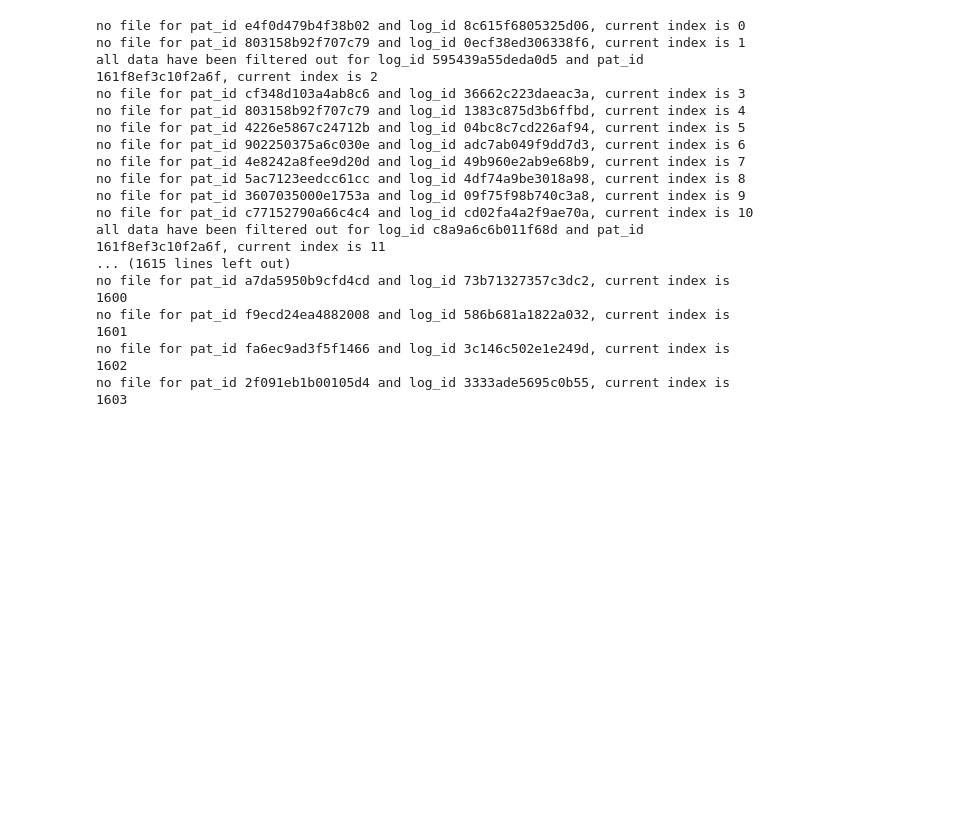
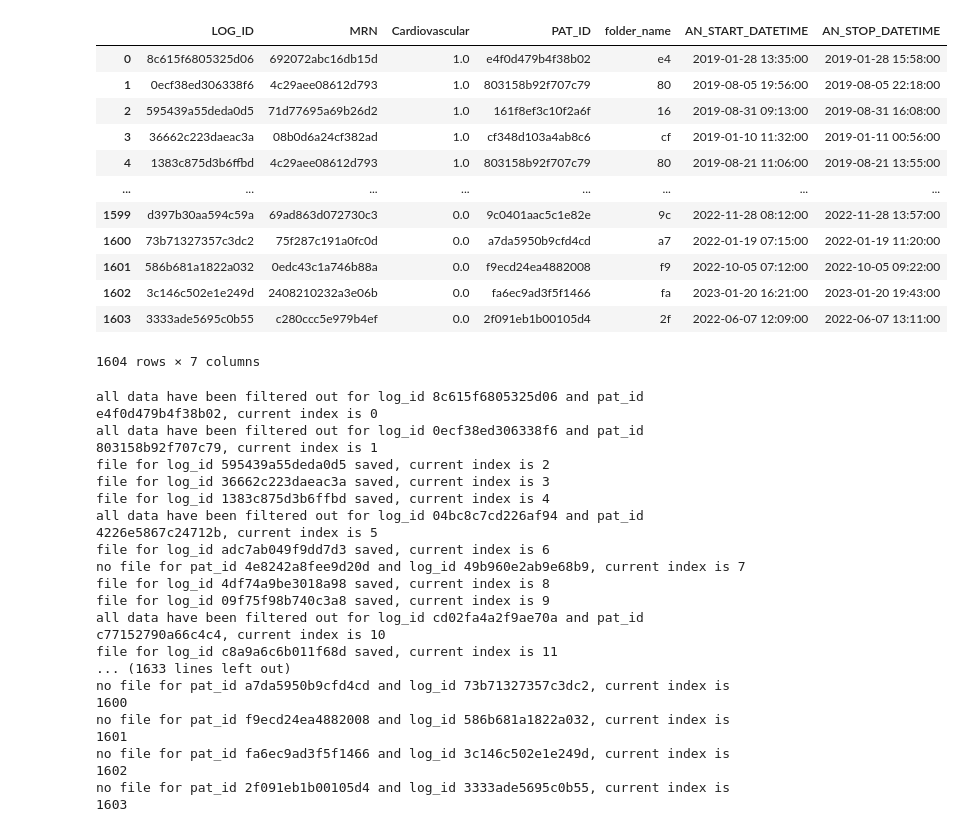
Before and after one commit to jiulong15/comp90051, a Jupyter notebook: code/waveform_decode.ipynb, the cells around one changed output. Saved outputs shown, nothing was run; the diff lists cells and outputs as text; code cells hidden in the pictures; blank space fills up the shorter version.

Commit message:
update patient label file name

```diff
--- a/code/waveform_decode.ipynb
+++ b/code/waveform_decode.ipynb
@@ -120,13 +120,29 @@ patient_labeled2= pd.merge(patient_labeled1, patient_info, on=['LOG_ID','MRN'],
 
 patient_labeled2['AN_START_DATETIME'] = pd.to_datetime(patient_labeled2['AN_START_DATETIME'], format='%m/%d/%y %H:%M')
 patient_labeled2['AN_STOP_DATETIME'] = pd.to_datetime(patient_labeled2['AN_STOP_DATETIME'], format='%m/%d/%y %H:%M')
+# %%
+patient_labeled2
+# %% [output]
+|  | LOG_ID | MRN | Cardiovascular | PAT_ID | folder_name | AN_START_DATETIME | AN_STOP_DATETIME |
+| 0 | 8c615f6805325d06 | 692072abc16db15d | 1.0 | e4f0d479b4f38b02 | e4 | 2019-01-28 13:35:00 | 2019-01-28 15:58:00 |
+| 1 | 0ecf38ed306338f6 | 4c29aee08612d793 | 1.0 | 803158b92f707c79 | 80 | 2019-08-05 19:56:00 | 2019-08-05 22:18:00 |
+| 2 | 595439a55deda0d5 | 71d77695a69b26d2 | 1.0 | 161f8ef3c10f2a6f | 16 | 2019-08-31 09:13:00 | 2019-08-31 16:08:00 |
+| 3 | 36662c223daeac3a | 08b0d6a24cf382ad | 1.0 | cf348d103a4ab8c6 | cf | 2019-01-10 11:32:00 | 2019-01-11 00:56:00 |
+| 4 | 1383c875d3b6ffbd | 4c29aee08612d793 | 1.0 | 803158b92f707c79 | 80 | 2019-08-21 11:06:00 | 2019-08-21 13:55:00 |
+| ... | ... | ... | ... | ... | ... | ... | ... |
+| 1599 | d397b30aa594c59a | 69ad863d072730c3 | 0.0 | 9c0401aac5c1e82e | 9c | 2022-11-28 08:12:00 | 2022-11-28 13:57:00 |
+| 1600 | 73b71327357c3dc2 | 75f287c191a0fc0d | 0.0 | a7da5950b9cfd4cd | a7 | 2022-01-19 07:15:00 | 2022-01-19 11:20:00 |
+| 1601 | 586b681a1822a032 | 0edc43c1a746b88a | 0.0 | f9ecd24ea4882008 | f9 | 2022-10-05 07:12:00 | 2022-10-05 09:22:00 |
+| 1602 | 3c146c502e1e249d | 2408210232a3e06b | 0.0 | fa6ec9ad3f5f1466 | fa | 2023-01-20 16:21:00 | 2023-01-20 19:43:00 |
+| 1603 | 3333ade5695c0b55 | c280ccc5e979b4ef | 0.0 | 2f091eb1b00105d4 | 2f | 2022-06-07 12:09:00 | 2022-06-07 13:11:00 |
+1604 rows × 7 columns
 # %%
 #then, create a for loop to decode the xml file based on the file path
 
-filePath = r"H:\sml data\epic_wave_3_v2.tar\epic_wave_3_v2\UCI_deidentified_part4_EPIC_11_28\Waveforms"
+filePath = r"H:\sml data\epic_wave_1_v2\UCI_deidentified_part1_EPIC_07_22\Waveforms"
 
 #
-output_directory = r'C:\Users\rodge\OneDrive\Desktop\SML\Group Project\comp90051\data\rawData\processedData\waveforms_3'
+output_directory = r'C:\Users\rodge\OneDrive\Desktop\SML\Group Project\comp90051\data\rawData\processedData\waveform1'
 
 # Create a list to store the error message for later manual check
 error_list = []
@@ -216,19 +232,19 @@ for index, row in patient_labeled2.iloc[0:].iterrows():
         print(error_message)
         error_list.append(error_message)
 # %% [output]
-no file for pat_id e4f0d479b4f38b02 and log_id 8c615f6805325d06, current index is 0
-no file for pat_id 803158b92f707c79 and log_id 0ecf38ed306338f6, current index is 1
-all data have been filtered out for log_id 595439a55deda0d5 and pat_id 161f8ef3c10f2a6f, current index is 2
-no file for pat_id cf348d103a4ab8c6 and log_id 36662c223daeac3a, current index is 3
-no file for pat_id 803158b92f707c79 and log_id 1383c875d3b6ffbd, current index is 4
-no file for pat_id 4226e5867c24712b and log_id 04bc8c7cd226af94, current index is 5
-no file for pat_id 902250375a6c030e and log_id adc7ab049f9dd7d3, current index is 6
+all data have been filtered out for log_id 8c615f6805325d06 and pat_id e4f0d479b4f38b02, current index is 0
+all data have been filtered out for log_id 0ecf38ed306338f6 and pat_id 803158b92f707c79, current index is 1
+file for log_id 595439a55deda0d5 saved, current index is 2
+file for log_id 36662c223daeac3a saved, current index is 3
+file for log_id 1383c875d3b6ffbd saved, current index is 4
+all data have been filtered out for log_id 04bc8c7cd226af94 and pat_id 4226e5867c24712b, current index is 5
+file for log_id adc7ab049f9dd7d3 saved, current index is 6
 no file for pat_id 4e8242a8fee9d20d and log_id 49b960e2ab9e68b9, current index is 7
-no file for pat_id 5ac7123eedcc61cc and log_id 4df74a9be3018a98, current index is 8
-no file for pat_id 3607035000e1753a and log_id 09f75f98b740c3a8, current index is 9
-no file for pat_id c77152790a66c4c4 and log_id cd02fa4a2f9ae70a, current index is 10
-all data have been filtered out for log_id c8a9a6c6b011f68d and pat_id 161f8ef3c10f2a6f, current index is 11
-... (1615 lines left out)
+file for log_id 4df74a9be3018a98 saved, current index is 8
+file for log_id 09f75f98b740c3a8 saved, current index is 9
+all data have been filtered out for log_id cd02fa4a2f9ae70a and pat_id c77152790a66c4c4, current index is 10
+file for log_id c8a9a6c6b011f68d saved, current index is 11
+... (1633 lines left out)
 no file for pat_id a7da5950b9cfd4cd and log_id 73b71327357c3dc2, current index is 1600
 no file for pat_id f9ecd24ea4882008 and log_id 586b681a1822a032, current index is 1601
 no file for pat_id fa6ec9ad3f5f1466 and log_id 3c146c502e1e249d, current index is 1602
```
Also changed, not shown: parts of 2 cells of this notebook, 2 other files.
